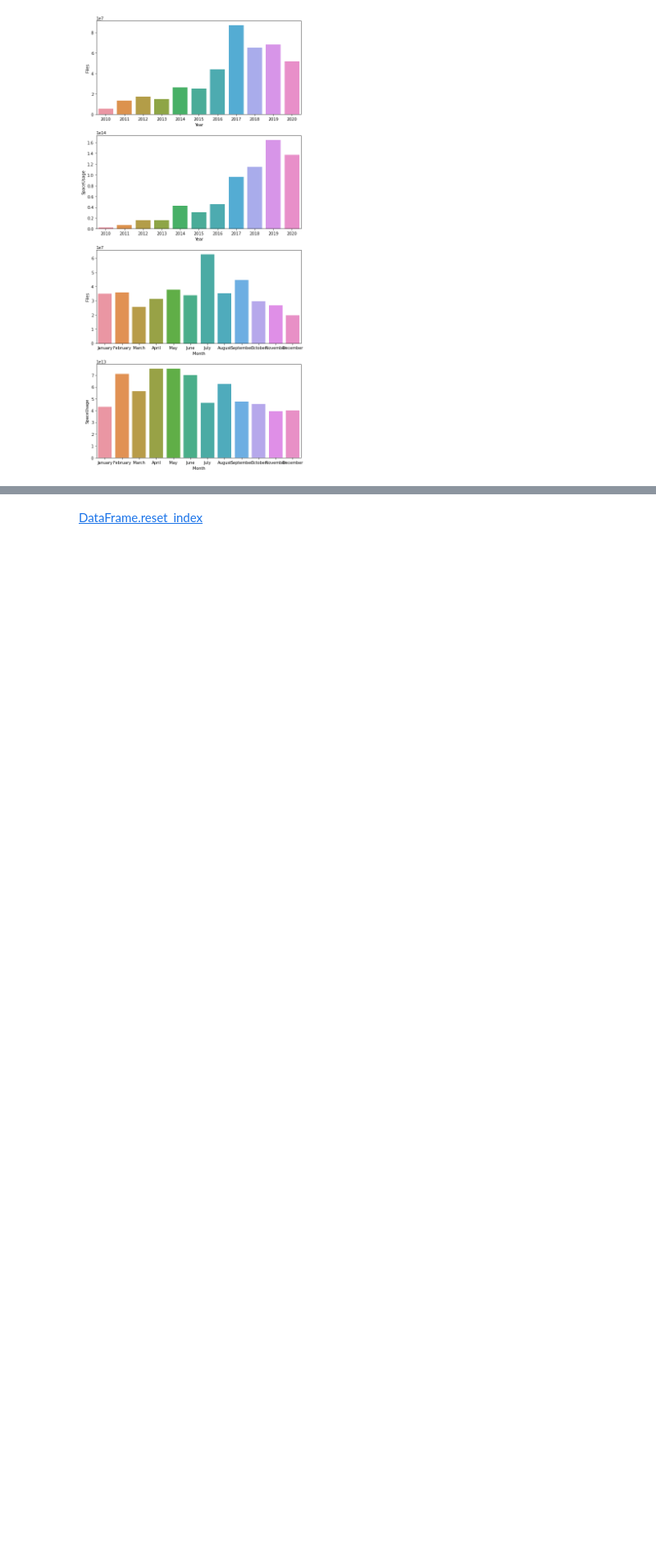
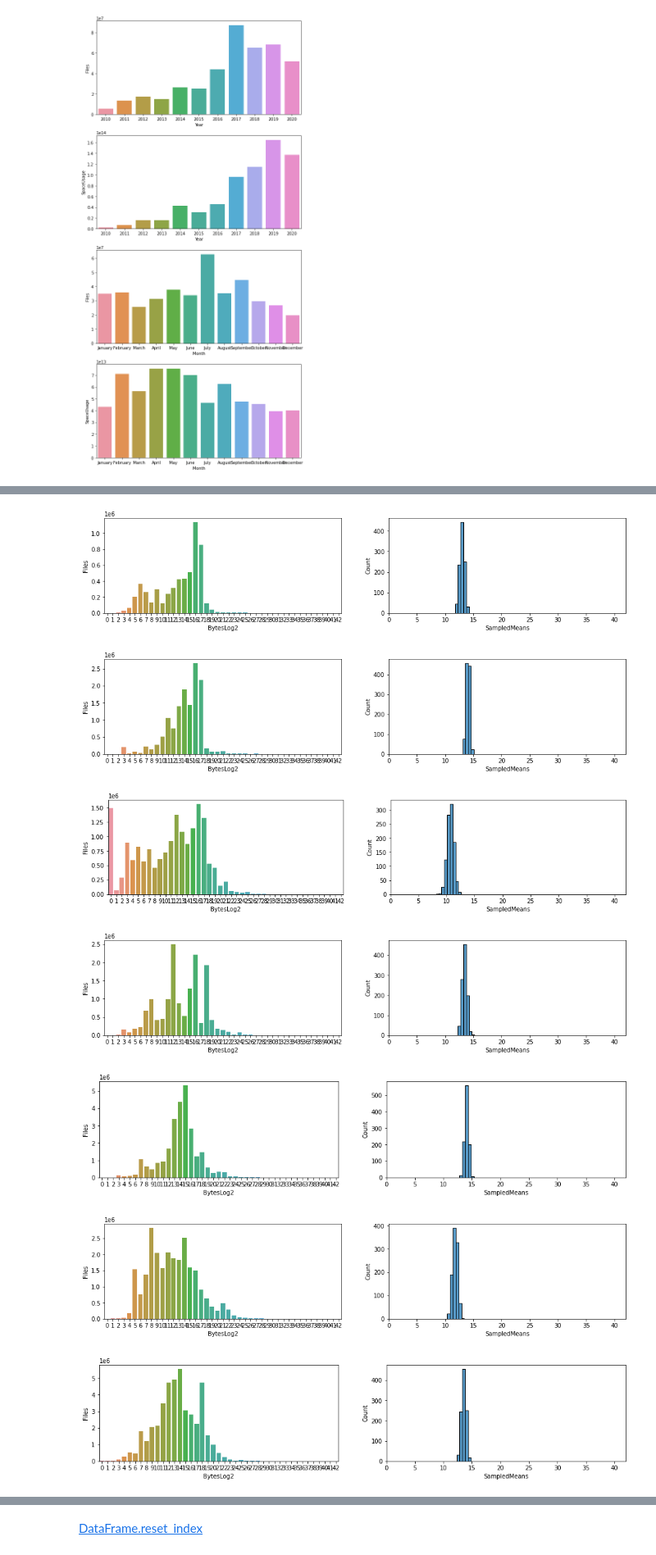
Before and after one commit to AaltoSciComp/data-analysis-workflows-course, a Jupyter notebook: python_exercises/ch3-python-lecture.ipynb, the cells around one changed output, grey strips where cells are left out. Shown: that part at 82% size. Drawn from its saved outputs; the diff is of its cells as text; code cells hidden in the pictures; blank space fills up the shorter version.

```diff
--- a/python_exercises/ch3-python-lecture.ipynb
+++ b/python_exercises/ch3-python-lecture.ipynb
@@ -158,0 +235,22 @@ plt.tight_layout()
+# %%
+def get_bootstrapped_means(dataset, target_col, weight_col, n_means=1000):
+    print(dataset)
+    # Pick relevant columns
+    df = dataset[[target_col, weight_col]].copy()
+    # Pick target data column
+    target_data = df[target_col]
+    # Pick weight data column
+    weight_data = df[weight_col]
+    # Fill zeros to those byte sizes that are not present in the Files-data
+    weight_data.fillna(0, inplace=True)
+    # Normalize weight_data into probabilities
+    weight_data = weight_data/weight_data.sum()
+
+    # Create means vector
+    means = np.zeros(n_means, dtype=np.float64)
+    for i in range(n_means):
+        # Calculate resampled mean
+        means[i] = np.mean(np.random.choice(target_data, 100, replace=True, p=weight_data))
+    return means
+
+get_bootstrapped_means(bytes_2020, 'BytesLog2', 'Files', n_means=5)
@@ -158,0 +337,14 @@ plt.tight_layout()
+# %%
+def bootstrap_byteslog2_mean(dataset, group_variable, target_variable, n_means=1000):
+
+    bootstrap_func = lambda data: get_bootstrapped_means(data, 'BytesLog2', target_variable, n_means=n_means)
+
+    means = pd.DataFrame({group_variable: list(dataset[group_variable].unique())})
+    means['Data'] = means[group_variable].apply(lambda x: dataset.loc[dataset.loc[:,group_variable] == x])
+    means['SampledMeans'] = means['Data'].apply(bootstrap_func)
+    means['Mean'] = means['SampledMeans'].apply(np.mean)
+    means.drop('Data', axis=1, inplace=True)
+    return means
+
+bootstrapped_means = bootstrap_byteslog2_mean(yearly_bytes_sum, 'Year', 'Files', n_means=1000)
+bootstrapped_means
@@ -158,0 +364,15 @@ plt.tight_layout()
+# %%
+bootstrapped_means_exploded = bootstrapped_means.explode('SampledMeans')
+for (year, real_data), (year_sampled, bootstrapped_data) in zip(yearly_bytes_sum.groupby('Year'), bootstrapped_means_exploded.groupby('Year')):
+    figure, (ax1, ax2) = plt.subplots(1,2,figsize=(16,3))
+    sb.barplot(x='BytesLog2', y='Files', data=real_data, ci=None, ax=ax1)
+    sb.histplot(x='SampledMeans', binwidth=0.5, data=bootstrapped_data, ax=ax2)
+    plt.xlim(left=min(yearly_bytes_sum['BytesLog2']), right=max(yearly_bytes_sum['BytesLog2']))
+# %% [output]
+[figure, added]
+[figure, added]
+[figure, added]
+[figure, added]
+[figure, added]
+[figure, added]
+[figure, added]
```
Also changed, not shown: parts of 27 cells of this notebook, 2 other files.
